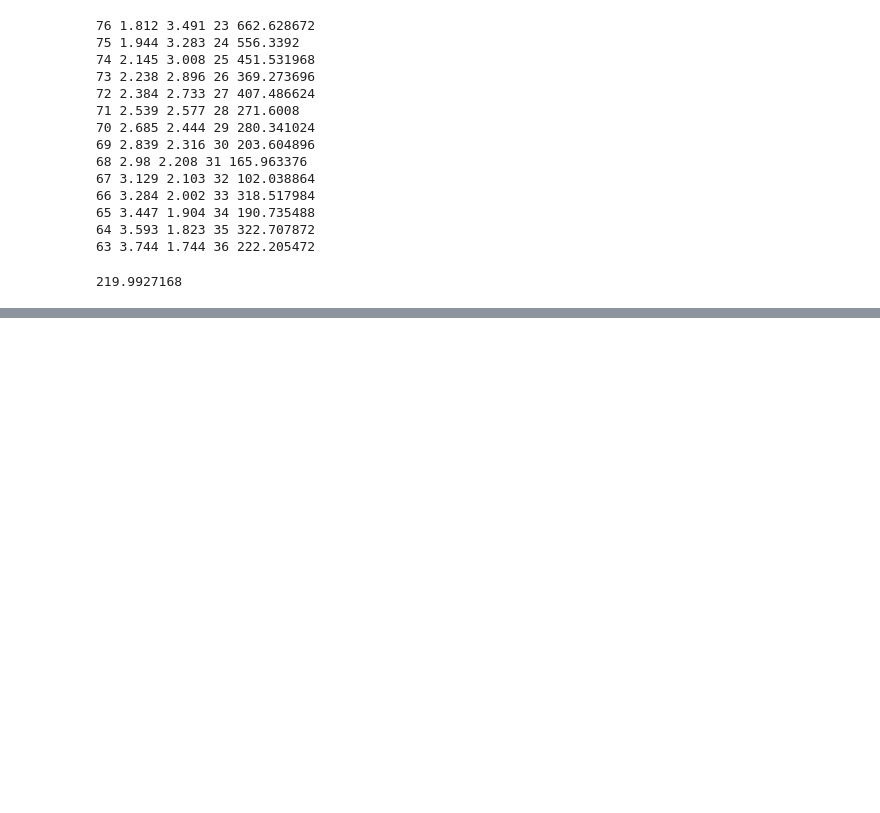
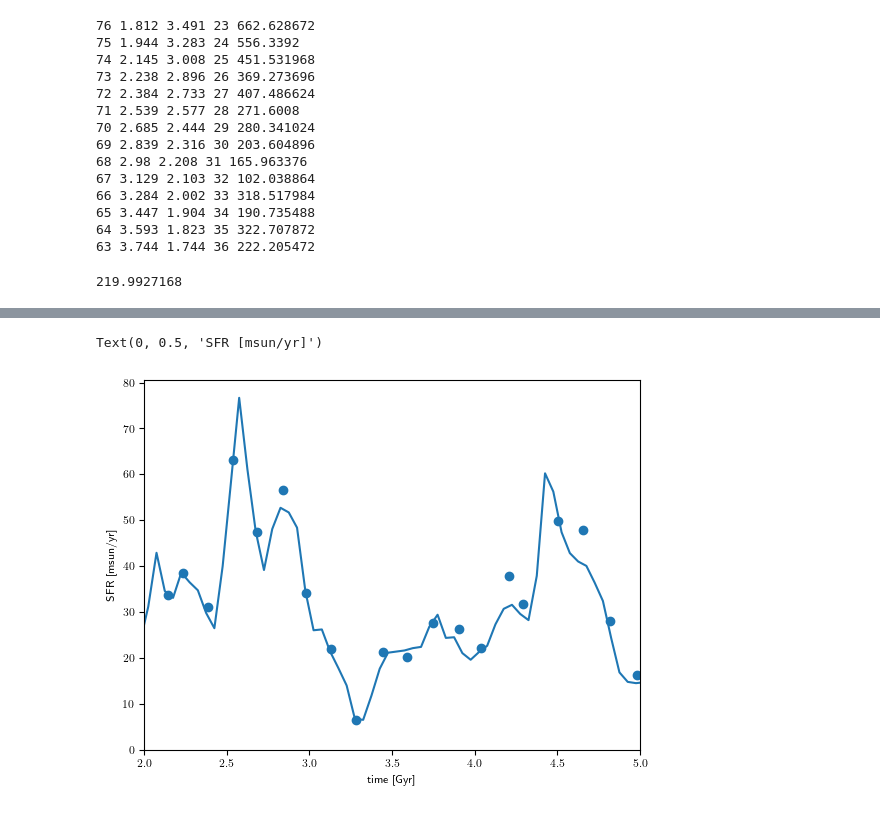
Before and after one commit to gusbeane/Mgdec, a Jupyter notebook: plots/fig1/fig1.ipynb, the cells around one changed output, grey strips where cells are left out. Cells and saved outputs as stored; diff of their text form; code cells hidden in the pictures; blank space fills up the shorter version.

```diff
--- a/plots/fig1/fig1.ipynb
+++ b/plots/fig1/fig1.ipynb
@@ -94,13 +94,14 @@ meta['time_lookback'] = np.array(meta['time_lookback'])
 # %%
 def get_SFH(snapnum, subID, tbins, logFeH0_list, rhalf_fac=2):
     # load snap
-    fields = ['Coordinates', 'Masses', 'GFM_StellarFormationTime', 'GFM_Metals']
+    fields = ['Coordinates', 'Masses', 'GFM_StellarFormationTime', 'GFM_Metals', 'GFM_InitialMass']
     snap = il.snapshot.loadSubhalo(TNGbase, snapnum, subID, 4, fields=fields)
     sub = il.groupcat.loadSingle(TNGbase, snapnum, subhaloID=subID)
 
     # get tform and mass
     tform = get_time(snap['GFM_StellarFormationTime'])
     mass = snap['Masses']
+    minit = snap['GFM_InitialMass']
 
     # get stars with rhalf_fac*rhalf of center
     pos = snap['Coordinates'] - sub['SubhaloPos']
@@ -148,7 +149,7 @@ def get_SFH(snapnum, subID, tbins, logFeH0_list, rhalf_fac=2):
 
         keys.append(key_)
 
-    return tcenter, sfh, tform, logFeH, logMgFe, keys, is_star_in_SN
+    return tcenter, sfh, tform, logFeH, logMgFe, minit, keys, is_star_in_SN
 # %%
 def get_MW_plot_data(N_FeH=128, N_MgFe=128, logFeH_lim=(-1.5, 0.5), logMgFe_lim=(-0.2, 0.8),
                      logFeH0_list = [-0.5, -0.25, 0, 0.25]):
@@ -308,7 +309,7 @@ def get_sim_plot_data(subID, snapnum, slope=0, snapnum_slope=40, N_FeH=128, N_Mg
     t_snapnum = meta['time'][snapnum]
     tbins = np.linspace(0, t_snapnum, 100)
     tlim = [tbins[0], tbins[-1]]
-    tcenter, sfh, tform, logFeH, logMgFe, keys, is_star_in_SN = \
+    tcenter, sfh, tform, logFeH, logMgFe, minit, keys, is_star_in_SN = \
         get_SFH(snapnum, subID, tbins, logFeH0_list)
 
     # Add slope to MgFe
@@ -374,7 +375,8 @@ def get_sim_plot_data(subID, snapnum, slope=0, snapnum_slope=40, N_FeH=128, N_Mg
         o['is_obs']        = False
 
     out['H'] = H0
-    out['logMgFe']       = logMgFe
+    out['logMgFe']         = logMgFe
+    out['minit']           = minit
 
     out_slope['slope']         = slope
     out_slope['logMgFe'] = logMgFe_slope
@@ -1117,0 +1108,32 @@ TreeID
+# %%
+
+# key = simdat['is_star_in_SN']
+tform = simdat['tform'][in_situ]
+minit = simdat['minit'][in_situ]
+minit_inmsun = 1e10 * minit / meta['header'][99].HubbleParam
+
+dt = 0.05
+dt_inyr = dt * 1e9
+tbins = np.arange(0, meta['time'][99]+dt, dt)
+
+sfh, bin_edges = np.histogram(tform, bins=tbins, weights=minit_inmsun/dt_inyr)
+
+t0 = 0.5 * (bin_edges[:-1] + bin_edges[1:])
+# %%
+plt.plot(t0, sfh)
+
+plt.scatter(meta['time'][MPB['SnapNum']], MPB['SubhaloSFR'])
+
+# ax = plt.gca()
+# axt = ax.twinx()
+# axt.scatter(meta['time'][MPB['SnapNum']], MPB['SubhaloHalfmassRadType'][:,4], c='k')
+
+# plt.xlim(0, meta['time'][99])
+plt.xlim(2, 5)
+plt.ylim(0, None)
+
+plt.xlabel('time [Gyr]')
+plt.ylabel('SFR [msun/yr]')
+# %% [output]
+Text(0, 0.5, 'SFR [msun/yr]')
+[figure, added]
```
Also changed, not shown: parts of 11 cells of this notebook, 5 other files.
